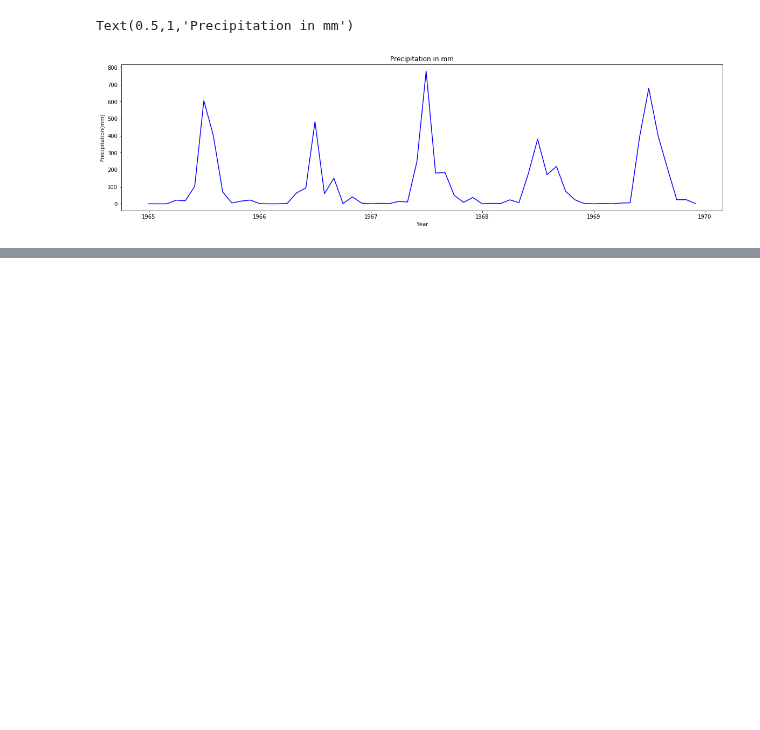
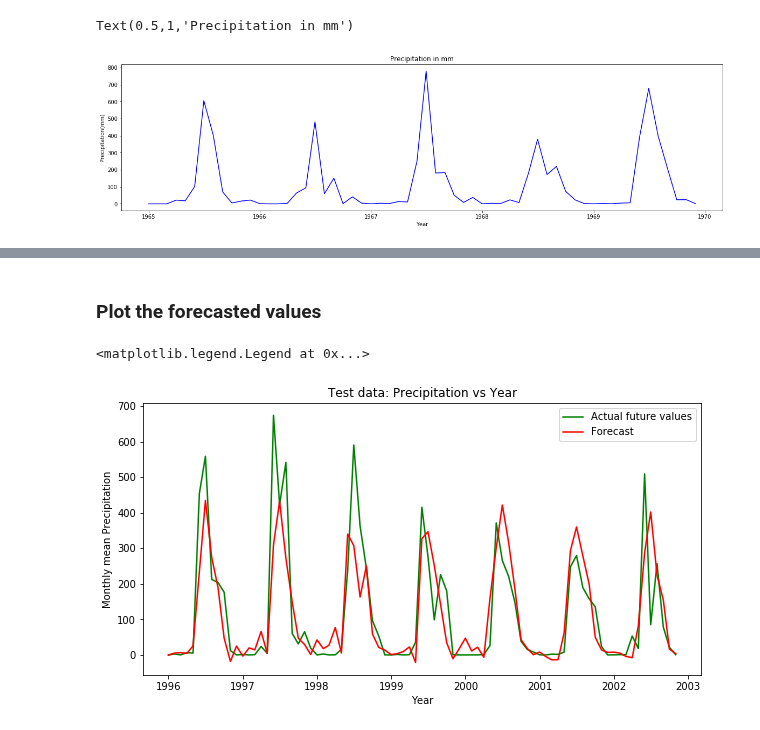
Before and after one commit to Abhishekmamidi123/Time-Series-Forecasting, a Jupyter notebook: Pune_precipitation_analyis_1972_to_2002/LSTM.ipynb, the cells around one changed output, grey strips where cells are left out. Cells and saved outputs as stored; diff of their text form; code cells hidden in the pictures; blank space fills up the shorter version.

```diff
--- a/Pune_precipitation_analyis_1972_to_2002/LSTM.ipynb
+++ b/Pune_precipitation_analyis_1972_to_2002/LSTM.ipynb
@@ -199,0 +264,2 @@ testX = np.reshape(testX, (testX.shape[0], 1, testX.shape[1]))
+# %%
+model.fit(trainX, trainY, epochs=200, batch_size=1, verbose=2)
@@ -274,0 +342,2 @@ plt.show()
+# %%
+testDates = pd.date_range(start=test_rainfall_data.index[0]+12, freq='MS', periods=test_rainfall_data.shape[0]-12-1)
@@ -274,0 +346,20 @@ plt.show()
+# %%
+# testActual = pd.DataFrame({'Precipitation': testPredictInTrain[:,0] + testY[0]})
+testActual = pd.DataFrame({'Precipitation': testY[0]})
+testActual.index = testDates
+
+testPredictdf = pd.DataFrame({'Precipitation': testPredict[:,0]})
+testPredictdf.index = testDates
+# %% [markdown]
+### Plot the forecasted values
+# %%
+plt.figure(figsize=(10,5))
+plt.plot(testActual, color='green', label='Actual future values')
+plt.plot(testPredictdf, color='red', label='Forecast')
+plt.title('Test data: Precipitation vs Year')
+plt.xlabel('Year')
+plt.ylabel('Monthly mean Precipitation')
+plt.legend(loc='best')
+# %% [output]
+<matplotlib.legend.Legend at 0x...>
+[figure, added]
```
Also changed, not shown: parts of 49 cells of this notebook.
